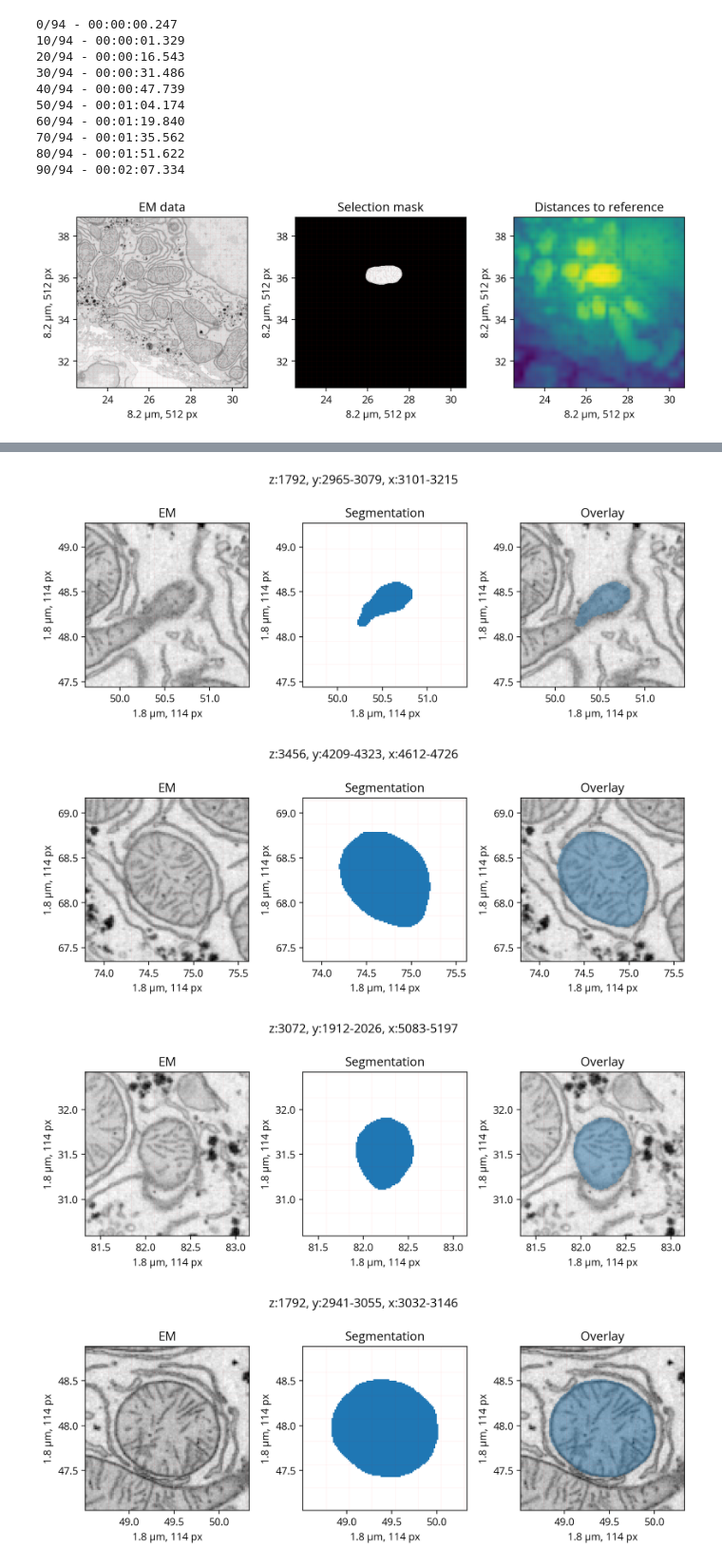
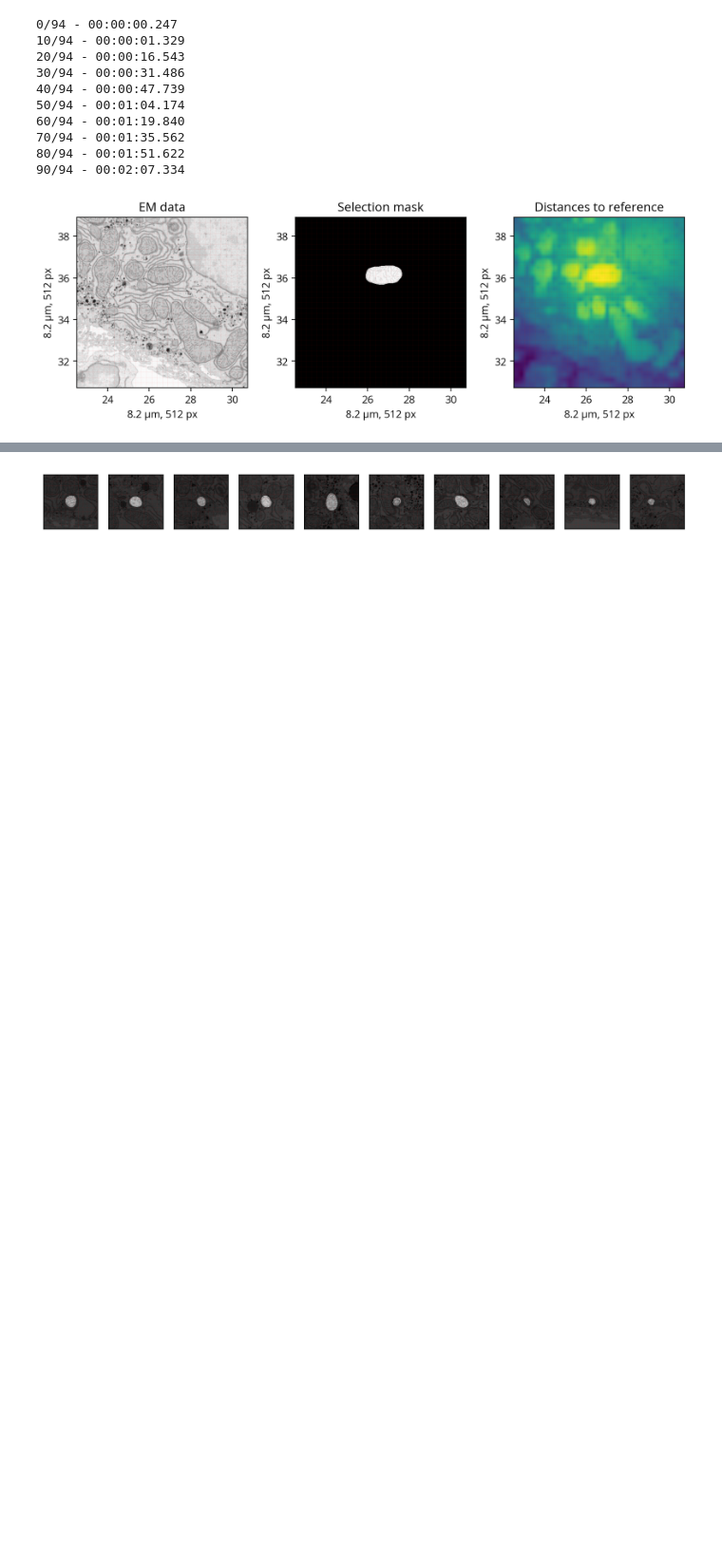
Before and after one commit to trngt/coding-tasks, a Jupyter notebook: task2/Explore_Mito_Data.ipynb, the cells around one changed output, grey strips where cells are left out. Shown at 95% size. Drawn from its saved outputs; the diff is of its cells as text; code cells hidden in the pictures; blank space fills up the shorter version.

Commit message:
Add plot function to plot a series of mitochondria. For plotting closest and furthest mitochondria from a reference

```diff
--- a/task2/Explore_Mito_Data.ipynb
+++ b/task2/Explore_Mito_Data.ipynb
@@ -195,22 +195,23 @@ slice_analyzer.plot()
 # %%
 # Compute mitochondrial distances to the reference mitochondrion
 # in embedding space
-from scipy.spatial.distance import cosine
+from numpy.linalg import norm
+
 mito_distances_to_reference = {}
 for mito_id in mito_ids:
     target = all_mito_vectors[mito_id]
-    dist_to_ref = cosine(reference_vector, target)
+    dist_to_ref = norm(reference_vector - target)
     mito_distances_to_reference[mito_id] = dist_to_ref
 # %%
 # Retrieve and plot representative examples
 import pandas as pd
 
-dists_to_ref_df = pd.DataFrame(mito_distances_to_reference.items(), columns=['mito_id', 'cosine_distance'])\
-        .set_index('mito_id').sort_values('cosine_distance').dropna()
+dists_to_ref_df = pd.DataFrame(mito_distances_to_reference.items(), columns=['mito_id', 'l2_distance'])\
+        .set_index('mito_id').sort_values('l2_distance')
 
 # Plot the distribution of distances to the reference
 plt.figure(figsize=(4, 2.5))
-plt.hist(dists_to_ref_df.cosine_distance, bins=50)
+plt.hist(dists_to_ref_df.l2_distance, bins=50)
 plt.title(f"Mitochondria embedding\ndistances to reference, n={len(dists_to_ref_df)}", fontsize=16, fontweight='demi')
-plt.xlabel("Cosine distance")
+plt.xlabel("L2 distance")
 # %% [output]
@@ -251,14 +227,24 @@ Slice at (z:slice(128, 128, None), y:slice(1208, 1236, None), x:slice(235, 268,
 # %%
-def plot_representative_example(mito_id):
+def plot_representative_example(mito_id, ax):
 
     entry = mito_catalog[mito_id]
 
     from src.math_helpers import pad_slice_to_size
     slc = entry.to_slice()
-    slc = pad_slice_to_size(slc, 114, 114)
+    slc = pad_slice_to_size(slc, 200, 200)
 
     z_index_to_plot = slc.z.start
-    vis.plot_segmentation_example(slc, z_index=z_index_to_plot, highlight_mito_id=mito_id)
+    vis.plot_mito_mask(slc, z_index=z_index_to_plot, highlight_mito_id=mito_id, ax=ax)
 # %%
-for close_id, _ in dists_to_ref_df.head(5).iterrows():
-    plot_representative_example(close_id)
+def plot_series(dist_to_ref_entries):
+    fig, axs = plt.subplots(1, 10, figsize=(11, 1))
+    axs = np.array(axs).flatten()
+
+    for i, (close_id, _) in enumerate(dist_to_ref_entries.iterrows()):
+        ax = axs[i]
+        plot_representative_example(close_id, ax=ax)
+        ax.set_xticks([])
+        ax.set_yticks([])
+        ax.set_ylabel('')
+        ax.set_xlabel('')
+        ax.set_title('')
@@ -271,8 +251,4 @@ ValueError: Slice width 139 exceeds target 114
 # %%
-for far_id, _ in dists_to_ref_df.tail(5).iterrows():
-    plot_representative_example(far_id)
+plot_series(dists_to_ref_df.head(10))
 # %% [output]
-[figure, old version]
+[figure, new version]
-[figure, removed]
-[figure, removed]
-[figure, removed]
```
Also changed, not shown: parts of 8 cells of this notebook, 1 other file.
